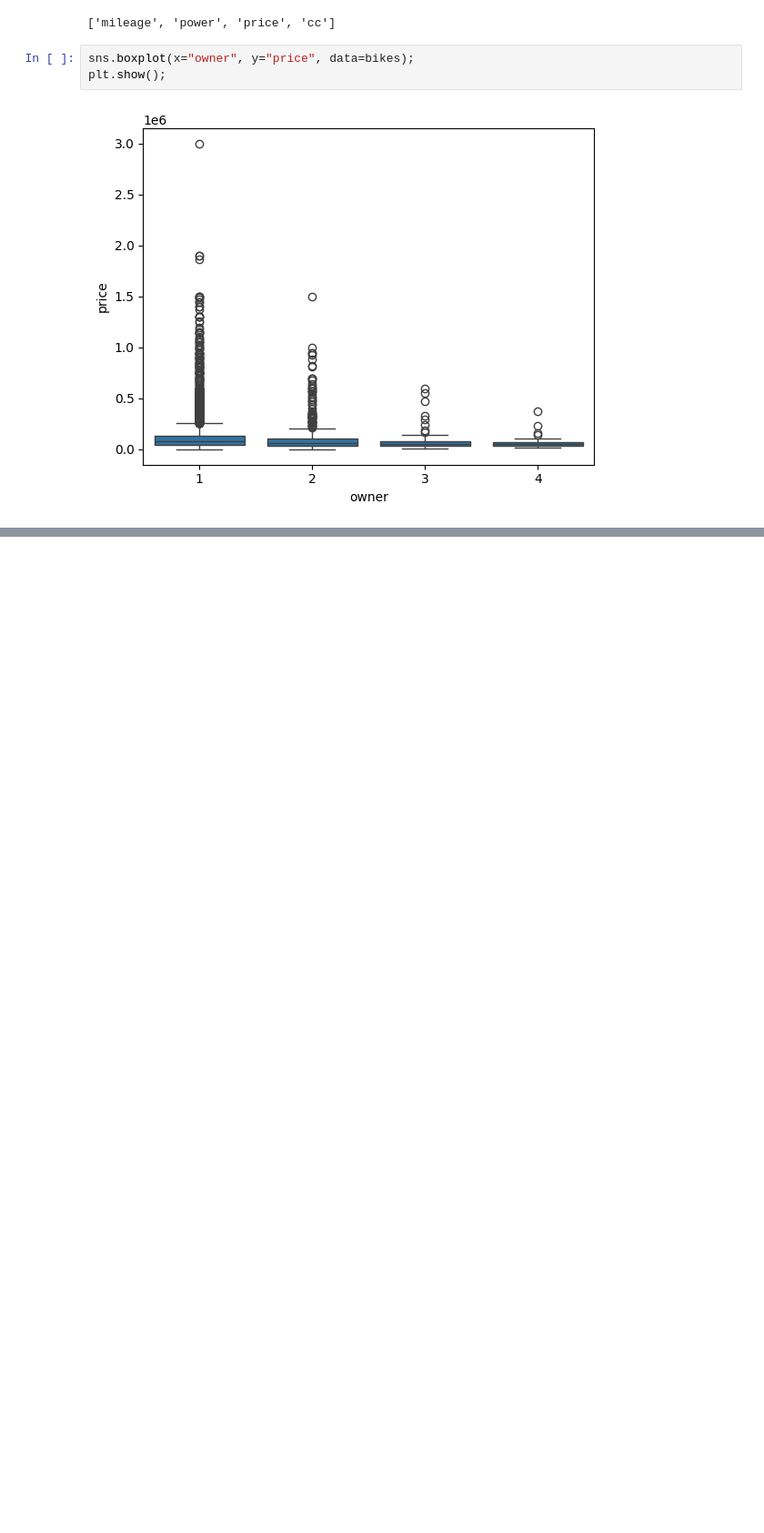
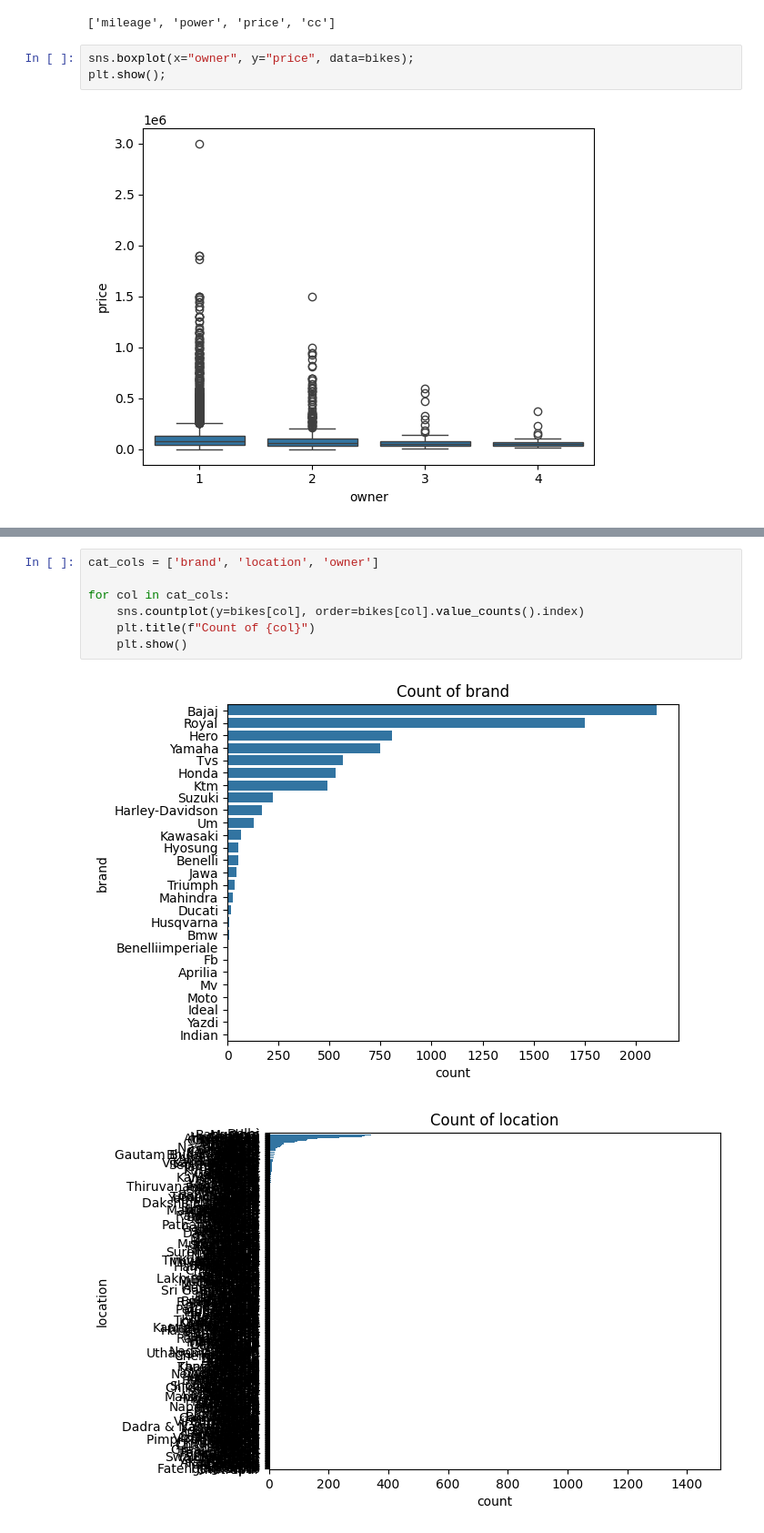
Before and after one commit to sushantkas/Pr-2-used-bikes, a Jupyter notebook: EDA.ipynb, the cells around one changed output, grey strips where cells are left out. Shown at 91% size. Saved outputs shown, nothing was run; the diff lists cells and outputs as text; blank space fills up the shorter version.

```diff
--- a/EDA.ipynb
+++ b/EDA.ipynb
@@ -1057,0 +1120,10 @@ bikes2[bikes2["brand"] == "Jawa"].head(2)
+# %%
+cat_cols = ['brand', 'location', 'owner']
+
+for col in cat_cols:
+    sns.countplot(y=bikes[col], order=bikes[col].value_counts().index)
+    plt.title(f"Count of {col}")
+    plt.show()
+# %% [output]
+[figure, added]
+[figure, added]
```
Also changed, not shown: parts of 36 cells of this notebook, 2 other files.
